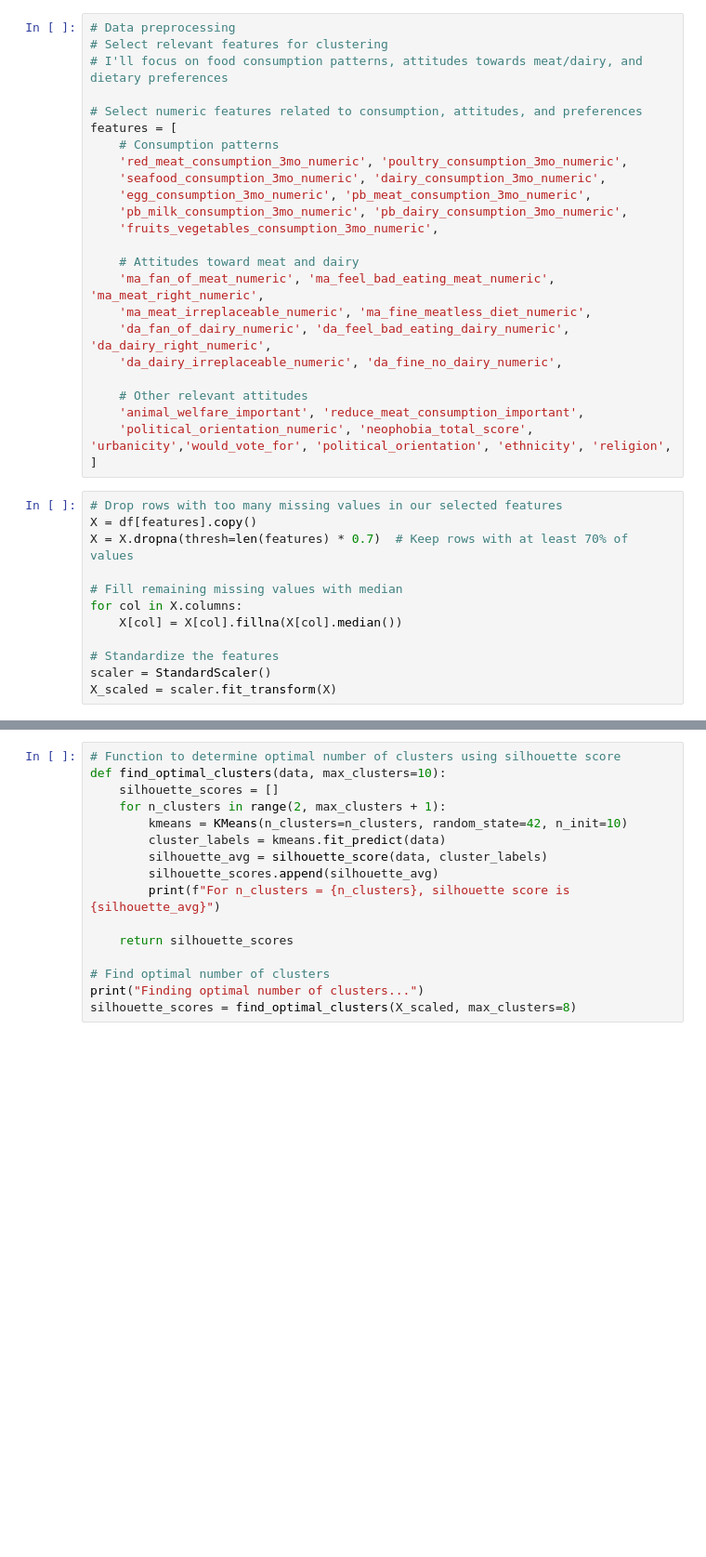
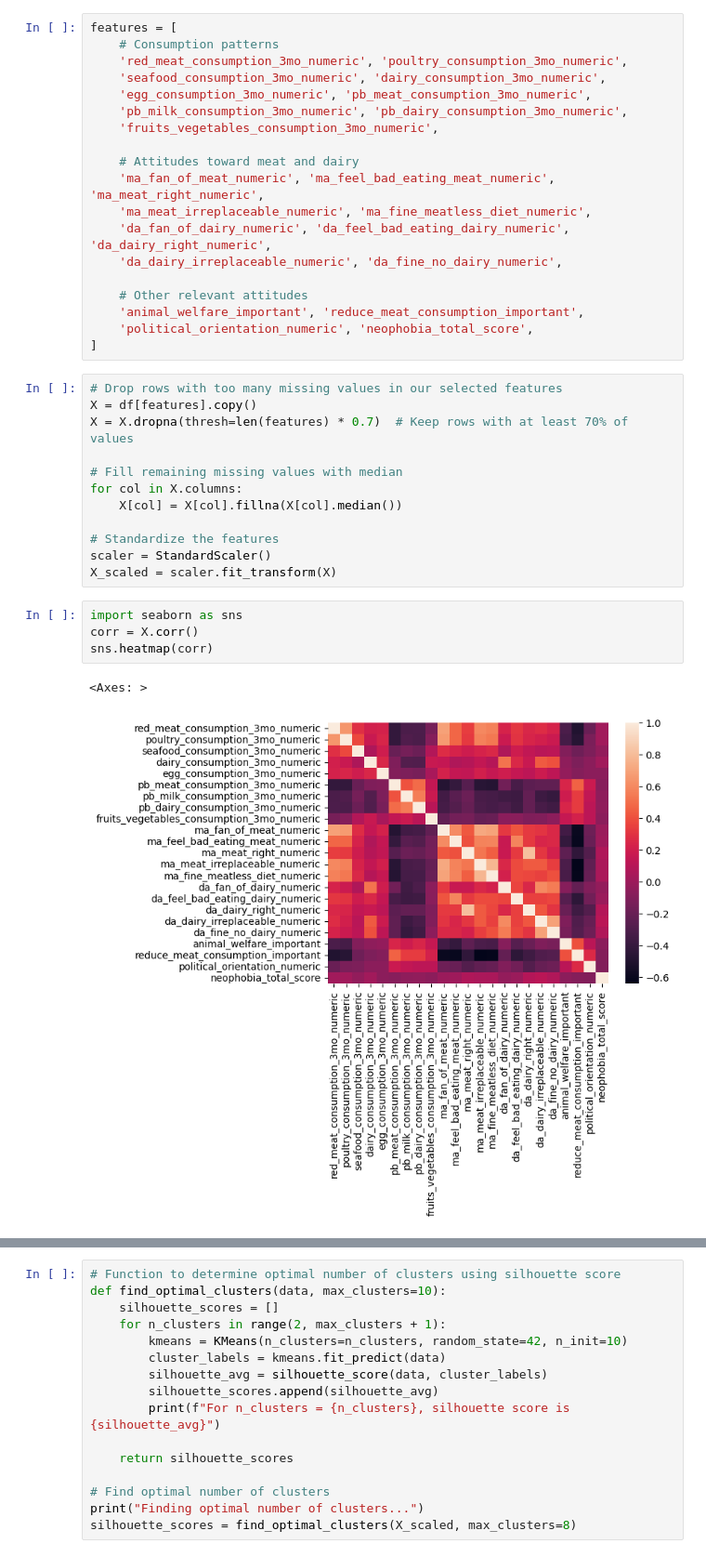
Before and after one commit to jessica-spencer/Bryant-Research-Animal-Welfare-Repo, a Jupyter notebook: clustering_1.ipynb, the cells around one changed output, grey strips where cells are left out. Shown at 93% size. Drawn from its saved outputs; the diff is of its cells as text; blank space fills up the shorter version.

```diff
--- a/clustering_1.ipynb
+++ b/clustering_1.ipynb
@@ -29,9 +19,4 @@ Index(['time_taken', 'gender', 'age', 'region', 'urbanicity', 'education',
 # %%
-# Data preprocessing
-# Select relevant features for clustering
-# I'll focus on food consumption patterns, attitudes towards meat/dairy, and dietary preferences
-
-# Select numeric features related to consumption, attitudes, and preferences
 features = [
     # Consumption patterns
     'red_meat_consumption_3mo_numeric', 'poultry_consumption_3mo_numeric',
@@ -48,7 +33,7 @@ features = [
 
     # Other relevant attitudes
     'animal_welfare_important', 'reduce_meat_consumption_important',
-    'political_orientation_numeric', 'neophobia_total_score', 'urbanicity','would_vote_for', 'political_orientation', 'ethnicity', 'religion',
+    'political_orientation_numeric', 'neophobia_total_score',
 ]
 # %%
 # Drop rows with too many missing values in our selected features
@@ -62,3 +47,10 @@ for col in X.columns:
 # Standardize the features
 scaler = StandardScaler()
 X_scaled = scaler.fit_transform(X)
+# %%
+import seaborn as sns
+corr = X.corr()
+sns.heatmap(corr)
+# %% [output]
+<Axes: >
+[figure, added]
```
Also changed, not shown: parts of 11 cells of this notebook, 2 other files.
